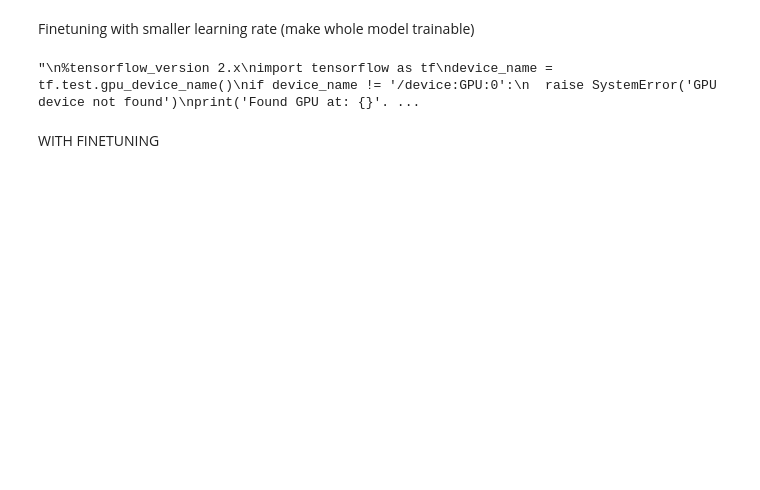
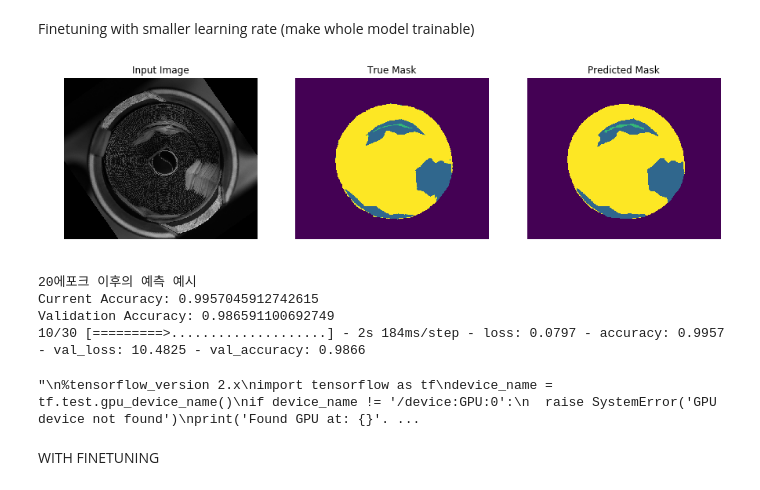
Before and after one commit to jhk0429/Segmentation_project, a Jupyter notebook: train.ipynb, the cells around one changed output. Saved outputs shown, nothing was run; the diff lists cells and outputs as text; code cells hidden in the pictures; blank space fills up the shorter version.

```diff
--- a/train.ipynb
+++ b/train.ipynb
@@ -319,16 +327,22 @@ model.compile(
     metrics=['accuracy'],#'accuracy'],
 )
 # %%
-F_EPOCHS = 40
+F_EPOCHS = 20
 
-finetune_history = model.fit(x= train_x,
-                          y= train_y,
+finetune_history = model.fit(x= train_x[NUM_VAL:],
+                          y= train_y[NUM_VAL:],
                           batch_size = BATCH,
                           steps_per_epoch = 30,
                           epochs=F_EPOCHS,
-                          validation_split = 0.1,
+                          validation_data = (train_x[:NUM_VAL], train_y[:NUM_VAL], sample_weights[:NUM_VAL]),
                           callbacks=[DisplayCallback()],
-                          sample_weight=sample_weights)
+                          sample_weight=sample_weights[NUM_VAL:])
+# %% [output]
+[figure, added]
+20에포크 이후의 예측 예시
+Current Accuracy: 0.9957045912742615
+Validation Accuracy: 0.986591100692749
+10/30 [=========>....................] - 2s 184ms/step - loss: 0.0797 - accuracy: 0.9957 - val_loss: 10.4825 - val_accuracy: 0.9866
 # %%
 """
 %tensorflow_version 2.x
```
Also changed, not shown: parts of 19 cells of this notebook, 1 other file.
